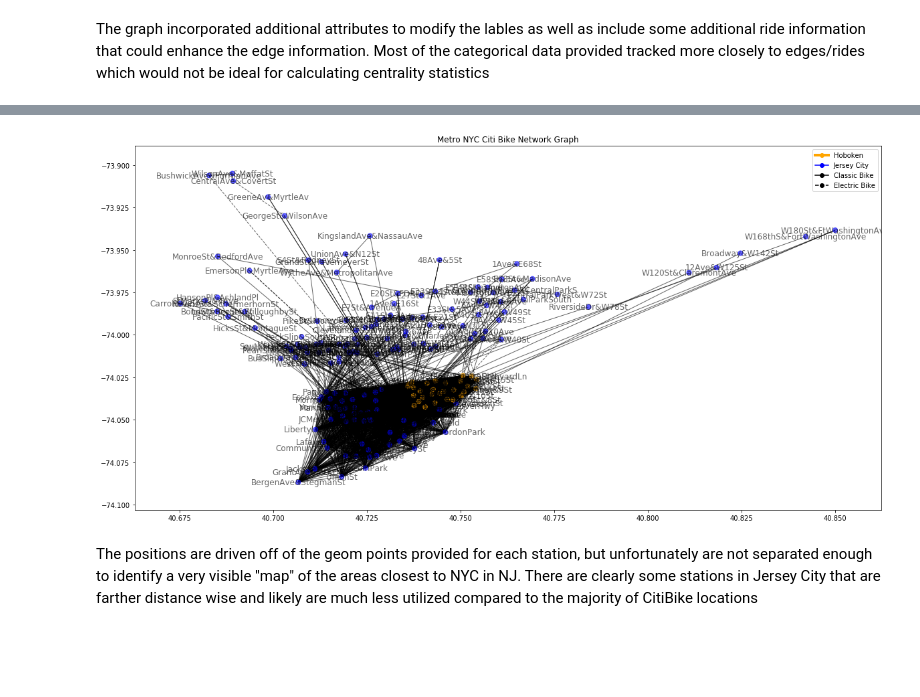
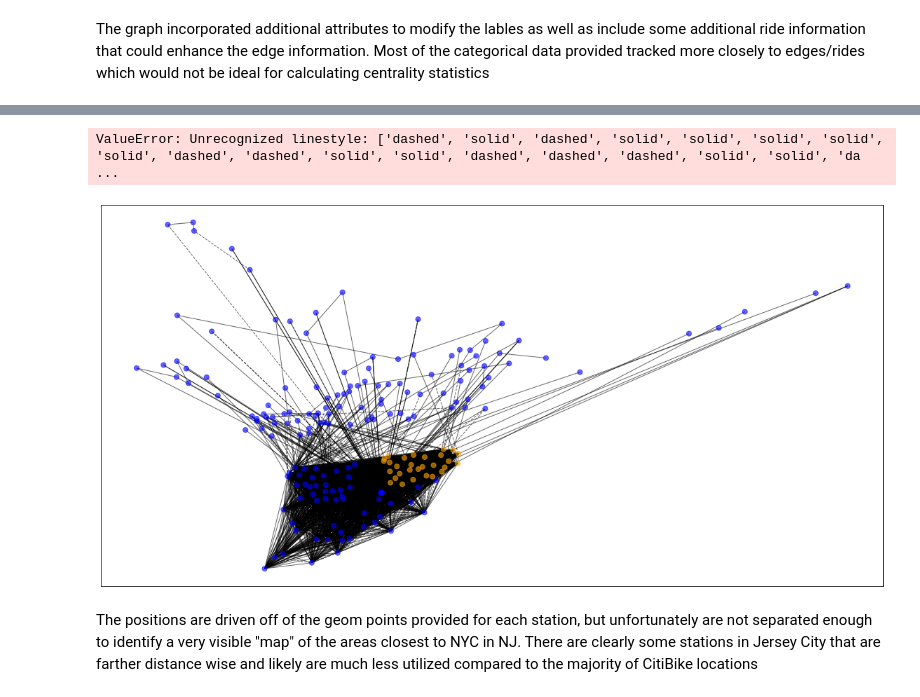
Before and after one commit to jforster19/Data620, a Jupyter notebook: Project1.ipynb, the cells around one changed output, grey strips where cells are left out. Drawn from its saved outputs; the diff is of its cells as text; code cells hidden in the pictures; blank space fills up the shorter version.

```diff
--- a/Project1.ipynb
+++ b/Project1.ipynb
@@ -45,7 +87,7 @@ bike_data.groupby(['start_station_name','end_station_name'])['ride_id'].count().
 # %% [markdown]
 #### Draw preliminary graph for EDA
 # %%
-plt.rcParams['figure.figsize'] = [20, 10]
+plt.rcParams['figure.figsize'] = [15, 15]
 G = nx.from_pandas_edgelist(bike_data,'start_station_name','end_station_name',create_using=nx.Graph())
 nx.draw_networkx(G,with_labels=True, edgecolors='blue', node_color='gray', node_size=50)
 plt.show();
@@ -86,15 +151,19 @@ labels = nx.get_node_attributes(bike_graph,'label')
 # %% [markdown]
 The graph incorporated additional attributes to modify the lables as well as include some additional ride information that could enhance the edge information. Most of the categorical data provided tracked more closely to edges/rides which would not be ideal for calculating centrality statistics
 # %%
-# SO Post: https://stackoverflow.com/questions/27030473/how-to-set-colors-for-nodes-in-networkx
+# Stack Overflow code to inform colorizing nodes: https://stackoverflow.com/questions/27030473/how-to-set-colors-for-nodes-in-networkx
 color_map = []
 edge_color = []
+
 for idx,node in enumerate(bike_graph.nodes()):
-    if bike_graph.node[node]['bike_type']=='classic_bike':
+    if bike_graph.nodes[node]['bike_type']=='classic_bike':
         edge_color.append('solid')
     else:
         edge_color.append('dashed')
-    if bike_graph.node[node]['area']=='Hoboken':
+    if bike_graph.nodes[node]['area']=='Hoboken':
         color_map.append('orange')
     else:
         color_map.append('blue')
+
+color_map[:10]
+edge_color[:10]
@@ -121,17 +181,21 @@ dtype: int64
 # %%
 from matplotlib.lines import Line2D
+
 plt.rcParams['figure.figsize'] = [20, 10]
-nx.draw_networkx(bike_graph,pos=pos,with_labels=True,labels=labels,node_color=color_map,alpha=0.6,style=edge_color,node_size=50)
-legend_elements = [Line2D([0], [0], marker = 'o',color='orange', lw=4, label='Hoboken'),
+nx.draw_networkx(bike_graph, pos, with_labels=True, labels=labels, node_color=color_map, alpha=0.6, style=edge_color,
+                 node_size=50)
+
+legend_elements = [Line2D([0], [0], marker='o', color='orange', lw=4, label='Hoboken'),
                    Line2D([0], [0], marker='o', color='blue', label='Jersey City'),\
-                   Line2D([0], [0], marker='o', linestyle ='solid', color='black', label='Classic Bike'),\
-                   Line2D([0], [0], marker='o', linestyle ='dashed',color='black', label='Electric Bike')]
+                   Line2D([0], [0], marker='o', linestyle='solid', color='black', label='Classic Bike'),\
+                   Line2D([0], [0], marker='o', linestyle='dashed', color='black', label='Electric Bike')]
 
-plt.legend(legend_elements,['Hoboken','Jersey City','Classic Bike','Electric Bike'])
+plt.legend(legend_elements, ['Hoboken','Jersey City','Classic Bike','Electric Bike'])
 plt.title('Metro NYC Citi Bike Network Graph')
 plt.show();
 # %% [output]
+ValueError: Unrecognized linestyle: ['dashed', 'solid', 'dashed', 'solid', 'solid', 'solid', 'solid', 'solid', 'dashed', 'dashed', 'solid', 'solid', 'dashed', 'dashed', 'dashed', 'solid', 'solid', 'da ...
-[figure, old version]
+[figure, new version]
 # %% [markdown]
 The positions are driven off of the geom points provided for each station, but unfortunately are not separated enough to identify a very visible "map" of the areas closest to NYC in NJ. There are clearly some stations in Jersey City that are farther distance wise and likely are much less utilized compared to the majority of CitiBike locations
 # %%
```
Also changed, not shown: parts of 28 cells of this notebook.
